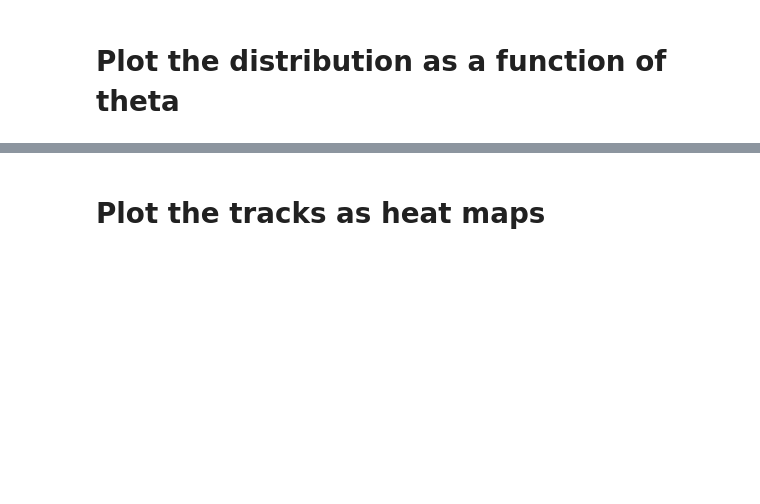
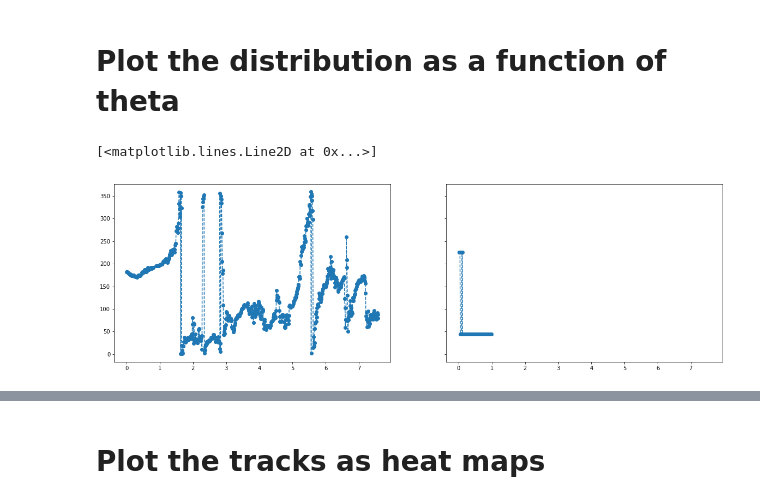
Before and after one commit to TanviDeora/ProboscisTracking, a Jupyter notebook: DrawProboscisKinematics.ipynb, the cells around one changed output, grey strips where cells are left out. Drawn from its saved outputs; the diff is of its cells as text; code cells hidden in the pictures; blank space fills up the shorter version.

```diff
--- a/DrawProboscisKinematics.ipynb
+++ b/DrawProboscisKinematics.ipynb
@@ -183,4 +183,22 @@ ax[1].hist(useful_r_tlast/radii[0])
 xaxis = [1,0]
 # %%
 theta_t0 = np.arctan2(new_y_t0,new_x_t0)*180/np.pi
+copy_theta_t0 = pd.Series(data = theta_t0)
+range_theta_t0  = copy_theta_t0.where(copy_theta_t0>0, copy_theta_t0+360)
+
 theta_tlast = np.arctan2(new_y_tlast, new_y_tlast)*180/np.pi
+copy_theta_tlast = pd.Series(data = theta_tlast)
+range_theta_tlast  = copy_theta_tlast.where(copy_theta_tlast>0, copy_theta_tlast+360)
+# %%
+fig, ax = plt.subplots(1, 2, sharex = True, sharey = True, figsize = (20,6))
+
+t = np.arange(len(range_theta_t0))*1/100
+ax[0].plot(t, range_theta_t0, marker = "o", linestyle = "--")
+
+# ax[0].set_yticks(np.arange(5), ('0', '1r', '2r', '3r', '4r'))
+
+t_last = np.arange(len(range_theta_tlast))*1/100
+ax[1].plot(t_last, range_theta_tlast, marker = "o", linestyle = "--")
+# %% [output]
+[<matplotlib.lines.Line2D at 0x...>]
+[figure, added]
```
Also changed, not shown: parts of 12 cells of this notebook.
